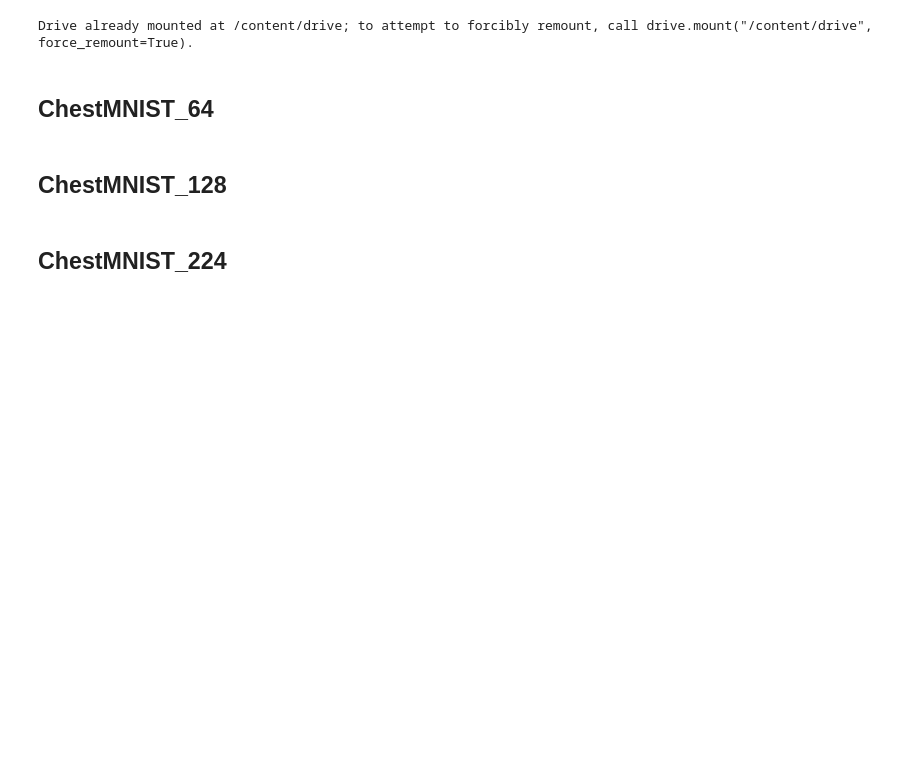
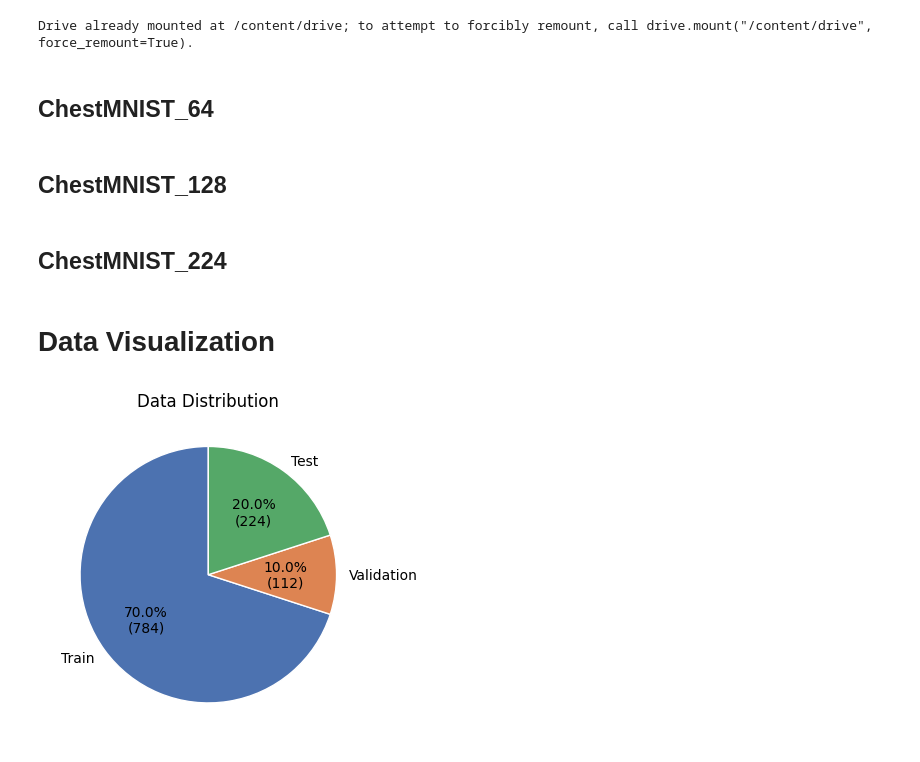
Before and after one commit to shabnamsattar/Human-Data-Analysis, a Jupyter notebook: chestMNIST/chestMNIST.ipynb, the cells around one changed output. Saved outputs shown, nothing was run; the diff lists cells and outputs as text; code cells hidden in the pictures; blank space fills up the shorter version.

```diff
--- a/chestMNIST/chestMNIST.ipynb
+++ b/chestMNIST/chestMNIST.ipynb
@@ -16,3 +53,12 @@ path3 = '/content/drive/My Drive/chestMNIST/chestmnist_224.npz'
+# %%
+rng = np.random.default_rng(42)
+percentage = 0.01
+
+def subsample(imgs, labels, pct=percentage):
+    n = imgs.shape[0]
+    m = int(n * pct)
+    idx = rng.choice(n, size=m, replace=False)
+    return imgs[idx], labels[idx]
 # %% [markdown]
 ## ChestMNIST_64
 # %%
@@ -85,0 +107,33 @@ test_labels_224  = data_224["test_labels"]
+# %% [markdown]
+# Data Visualization
+# %%
+counts = [len(train_images_64), len(val_images_64), len(test_images_64)]
+labels = ['Train', 'Validation', 'Test']
+
+
+total = sum(counts)
+sizes = [c / total * 100 for c in counts]
+
+
+# Custom autopct to show percent + count
+def make_autopct(values):
+    def autopct(pct):
+        absolute = int(round(pct * total / 100.0))
+        return f"{pct:.1f}%\n({absolute})"
+    return autopct
+
+# Plot
+plt.figure(figsize=(4,4))
+plt.pie(
+    sizes,
+    labels= labels,
+    autopct=make_autopct(counts),
+    startangle=90,
+    colors = ['#4C72B0','#DD8452','#55A868'],
+    wedgeprops=dict(edgecolor='white', linewidth=1)
+)
+plt.title('Data Distribution')
+plt.tight_layout()
+plt.show()
+# %% [output]
+[figure, added]
```
Also changed, not shown: parts of 44 cells of this notebook.
